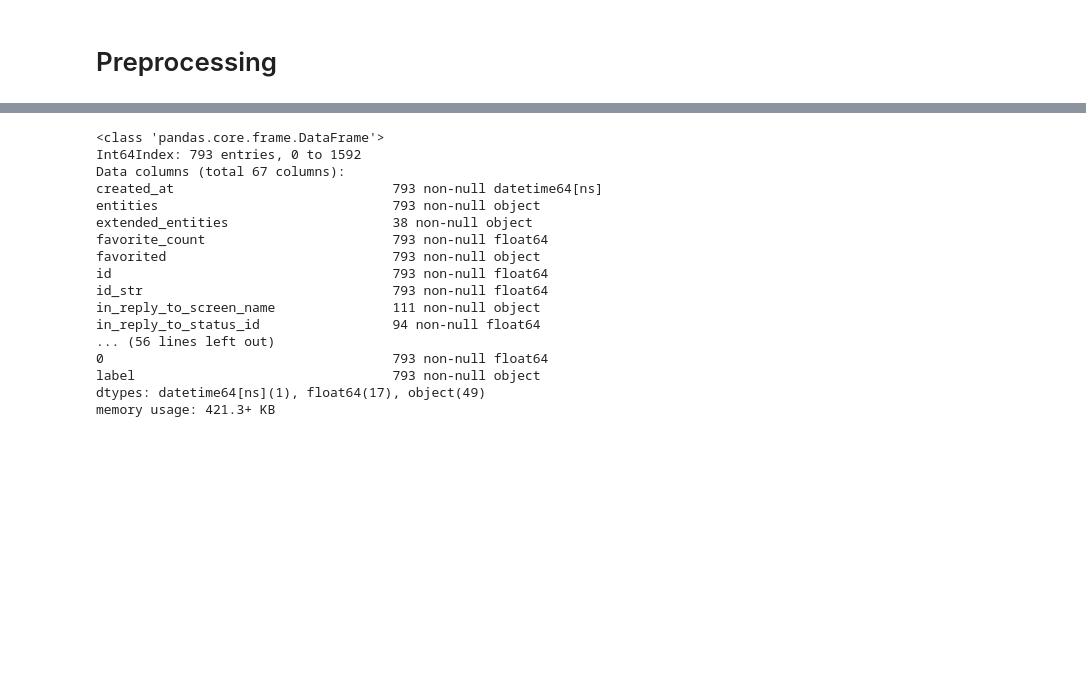
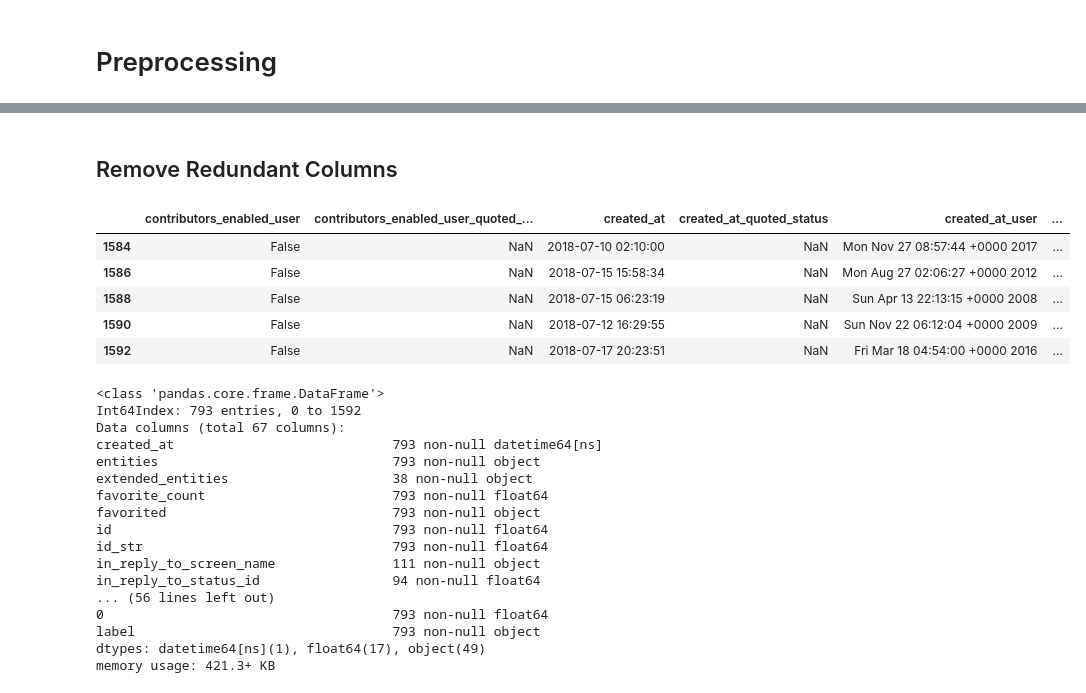
Before and after one commit to henmja/Detecting-Fake-News-and-Rumors-in-Twitter-Using-Deep-Neural-Networks, a Jupyter notebook: Preprocessing.ipynb, the cells around one changed output, grey strips where cells are left out. Drawn from its saved outputs; the diff is of its cells as text; code cells hidden in the pictures; blank space fills up the shorter version.

```diff
--- a/Preprocessing.ipynb
+++ b/Preprocessing.ipynb
@@ -379,3 +897,14 @@ bigdata.head()
+# %% [markdown]
+## Remove Redundant Columns
+# %%
+bigdata.tail()
+# %% [output]
+|  | contributors_enabled_user | contributors_enabled_user_quoted_... | created_at | created_at_quoted_status | created_at_user | ... |
+| 1584 | False | NaN | 2018-07-10 02:10:00 | NaN | Mon Nov 27 08:57:44 +0000 2017 | ... |
+| 1586 | False | NaN | 2018-07-15 15:58:34 | NaN | Mon Aug 27 02:06:27 +0000 2012 | ... |
+| 1588 | False | NaN | 2018-07-15 06:23:19 | NaN | Sun Apr 13 22:13:15 +0000 2008 | ... |
+| 1590 | False | NaN | 2018-07-12 16:29:55 | NaN | Sun Nov 22 06:12:04 +0000 2009 | ... |
+| 1592 | False | NaN | 2018-07-17 20:23:51 | NaN | Fri Mar 18 04:54:00 +0000 2016 | ... |
 # %%
 bigdata.info()
 # %% [output]
```
Also changed, not shown: parts of 16 cells of this notebook.
